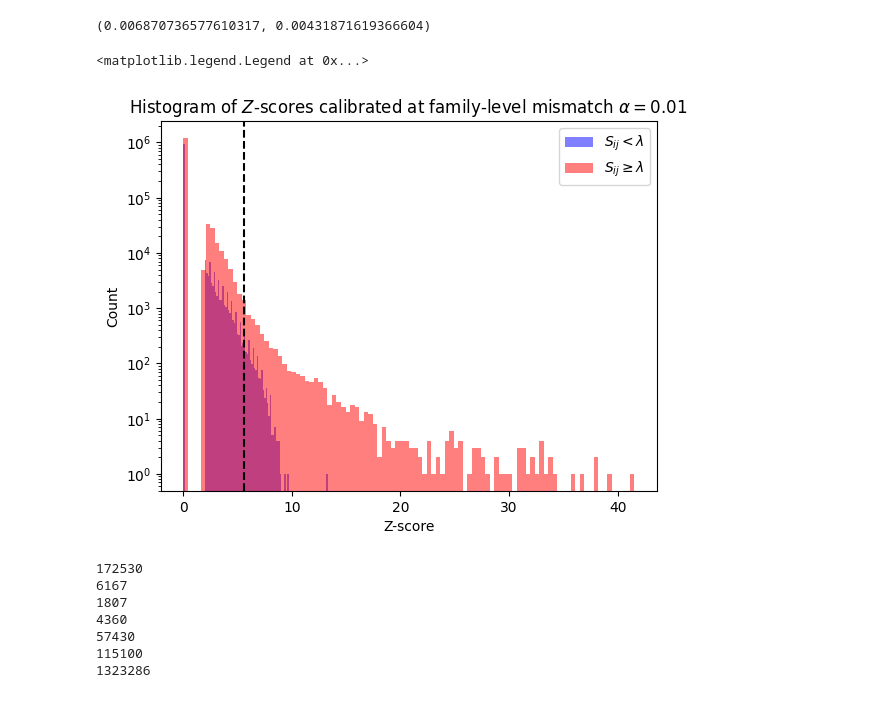
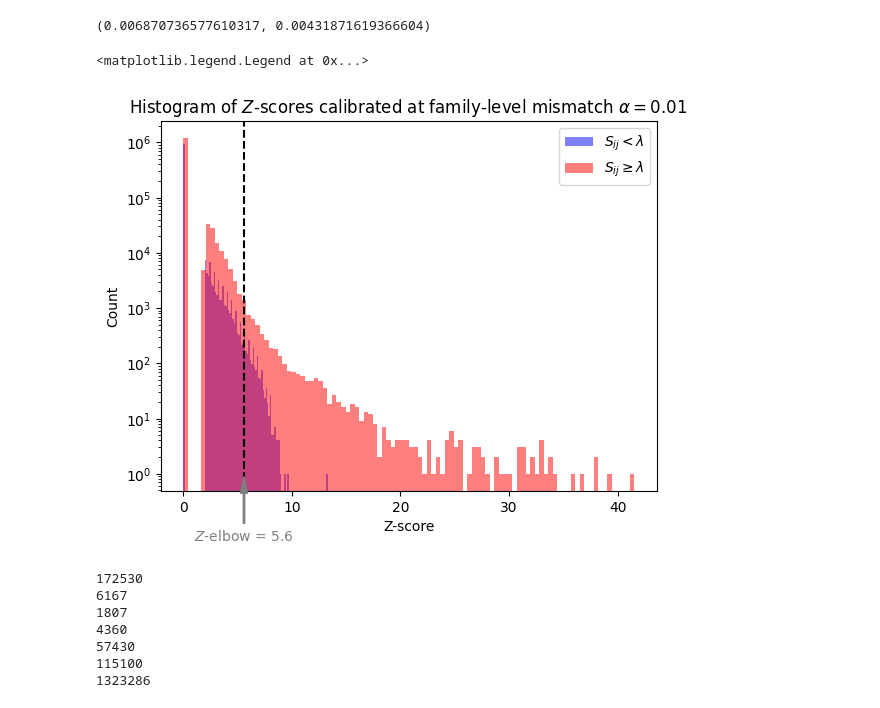
Before and after one commit to ronboger/conformal-protein-retrieval, a Jupyter notebook: afdb/analyze_afdb_protein_vec.ipynb, the cells around one changed output. Cells and saved outputs as stored; diff of their text form; code cells hidden in the pictures.

```diff
--- a/afdb/analyze_afdb_protein_vec.ipynb
+++ b/afdb/analyze_afdb_protein_vec.ipynb
@@ -210,25 +205,37 @@ def find_curve_change_point(x, y):
 # %%
 # lam = 0.9996087811008182
 
 # lams = [0.99967641, 0.99983299, 0.99974871]
 lam = 0.99974871
 elbow_z = 5.6
 plt.figure()
 plt.hist(z_scores[s_i < lam], bins=100, color='blue', alpha=0.5, label=r'$S_{ij} < \lambda$')
 plt.hist(z_scores[s_i >= lam], bins=100, color='red', alpha=0.5, label=r'$S_{ij} \geq \lambda$')
 # plt.hist(z_scores[np.logical_and(s_i < lam, z_scores > elbow_z)], bins=100, color='blue', alpha=0.5, label='s_i < lam')
 # plt.hist(z_scores[np.logical_and(s_i > lam, z_scores > elbow_z)], bins=100, color='red', alpha=0.5, label='s_i > lam')
 # make a line at the elbow_z
 plt.axvline(elbow_z, color='black', linestyle='--')
+# Annotate the vertical line
+plt.annotate(
+    rf'$Z$-elbow = {elbow_z}',
+    xy=(elbow_z, 1),
+    xytext=(elbow_z, 0.1),
+    arrowprops=dict(facecolor='gray', edgecolor='gray', shrink=0.05, width=1, headwidth=5),
+    fontsize=10,
+    color='gray',
+    horizontalalignment='center',
+    # verticalalignment='bottom'
+    verticalalignment='top'
+)
 plt.xlabel('Z-score')
 plt.ylabel('Count')
 plt.yscale('log')
 # plt.title(rf'Histogram of $Z$-scores for different Protein-vec similarity threshold $\lambda = {lam}$')
 plt.title(rf'Histogram of $Z$-scores calibrated at family-level mismatch $\alpha = {.01}$')
 plt.savefig('/data/ron/protein-conformal/figs/histogram_z_at_thresh_new_title.pdf', format='pdf')
 # plt.title(rf'Histogram of Z-scores for different Protein-vec similarity threshold $\lambda = ${lambda}')
 plt.legend()
 # %% [output]
 <matplotlib.legend.Legend at 0x...>
-[figure, old version]
+[figure, new version]
 # %%
```
Also changed, not shown: parts of 3 cells of this notebook, 4 other files.
